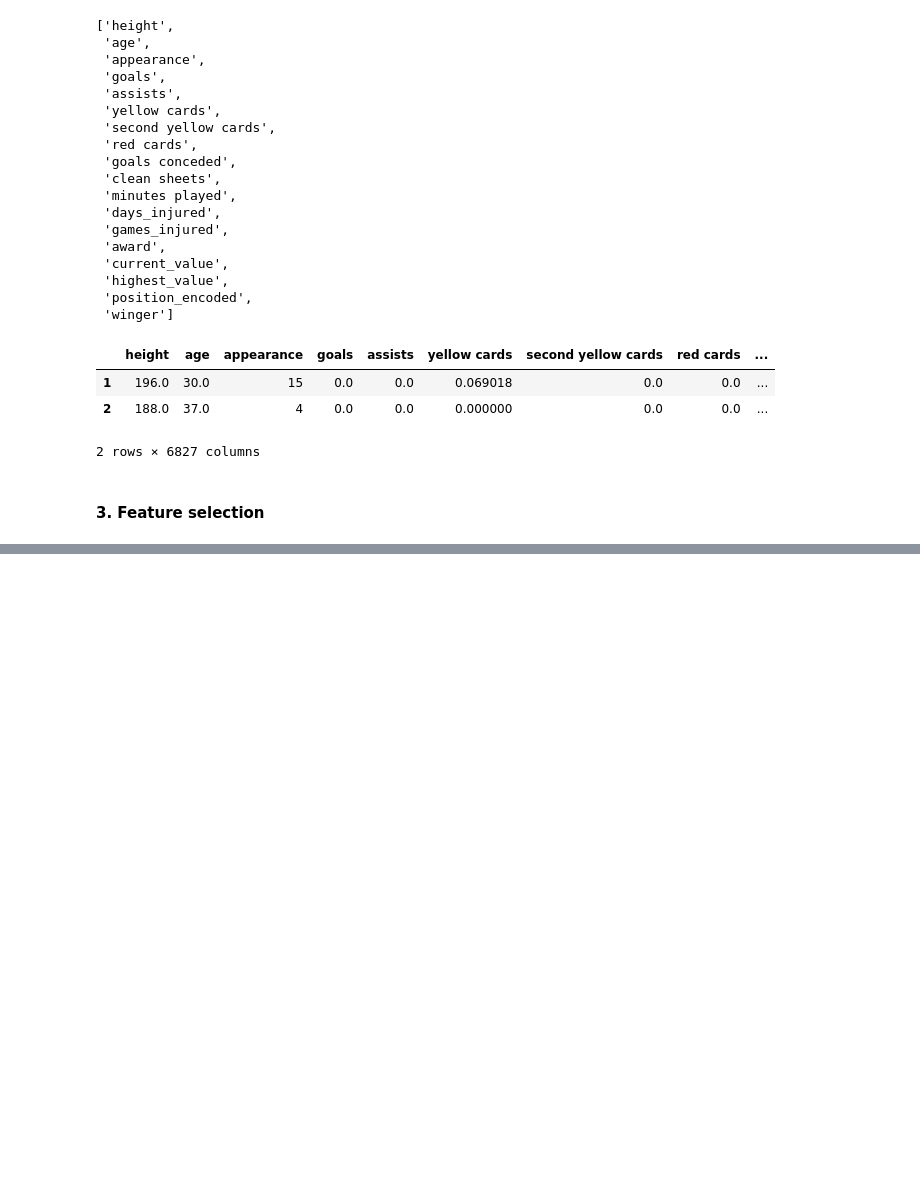
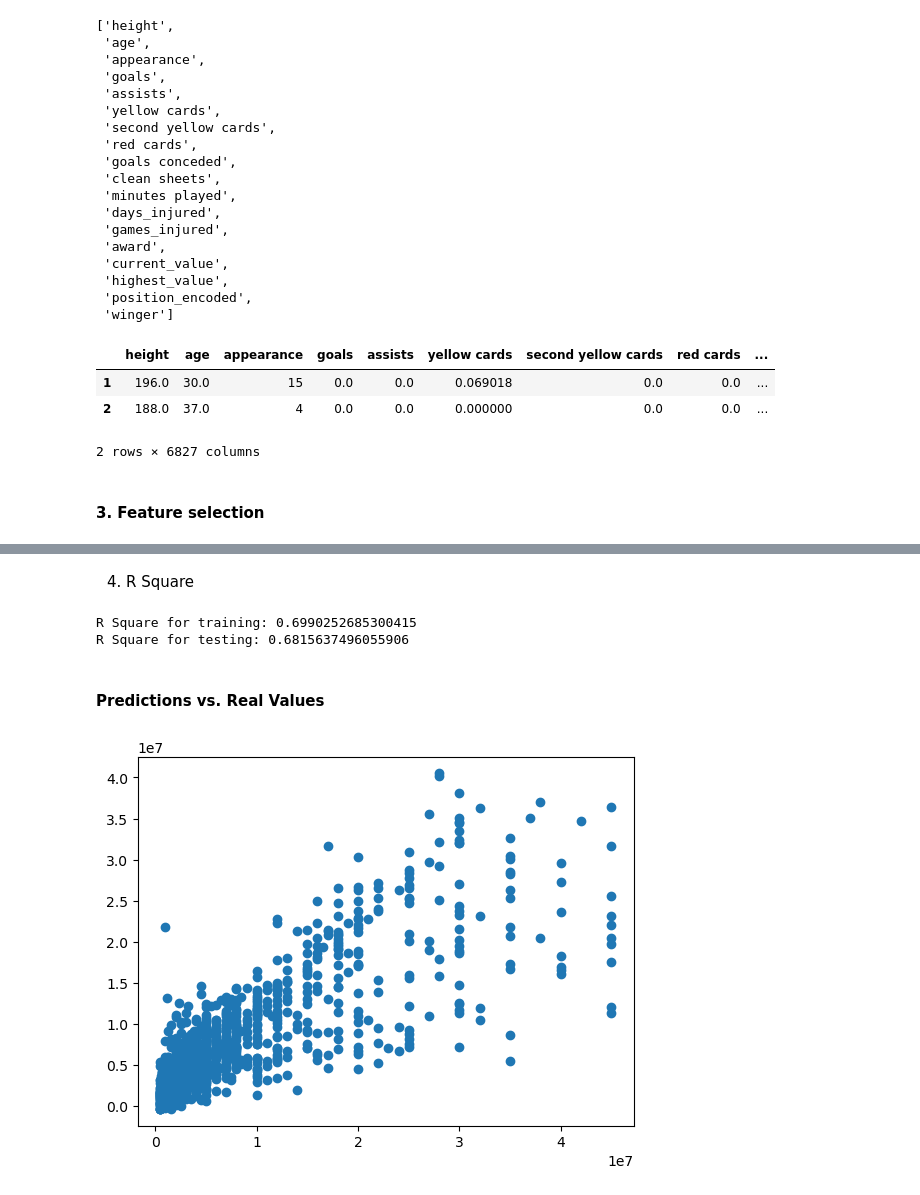
Before and after one commit to Tuwaiq-DS-ML-bootcamp-V-8/Usecase-7, a Jupyter notebook: EDA explain template.ipynb, the cells around one changed output, grey strips where cells are left out. Cells and saved outputs as stored; diff of their text form; code cells hidden in the pictures; blank space fills up the shorter version.

```diff
--- a/EDA explain template.ipynb
+++ b/EDA explain template.ipynb
@@ -329,0 +394,3 @@ sns.heatmap(player.corr(), annot=True)
+# %%
+lasso_model = Lasso(alpha=0.1)
+lasso_model.fit(X_train_scaled, y_train)
@@ -329,0 +416,3 @@ sns.heatmap(player.corr(), annot=True)
+# %%
+# Fit the model on the training data
+model.fit(X_train_scaled, y_train)
@@ -329,0 +505,22 @@ sns.heatmap(player.corr(), annot=True)
+# %% [markdown]
+4. R Square
+# %%
+r2_score_train = r2_score(y_train, model.predict(X_train_scaled))
+r2_score_test = r2_score(y_test, y_pred)
+print(f'R Square for training: {r2_score_train}')
+print(f'R Square for testing: {r2_score_test}')
+# %% [output]
+R Square for training: 0.6990252685300415
+R Square for testing: 0.6815637496055906
+# %% [markdown]
+#### Predictions vs. Real Values
+# %%
+predictions = model.predict(X_test_scaled)
+#predictions
+# %%
+Real_Values = np.array(y_test)
+#Real_Values
+# %%
+plt.scatter(Real_Values,predictions);
+# %% [output]
+[figure, added]
```
Also changed, not shown: parts of 35 cells of this notebook.
